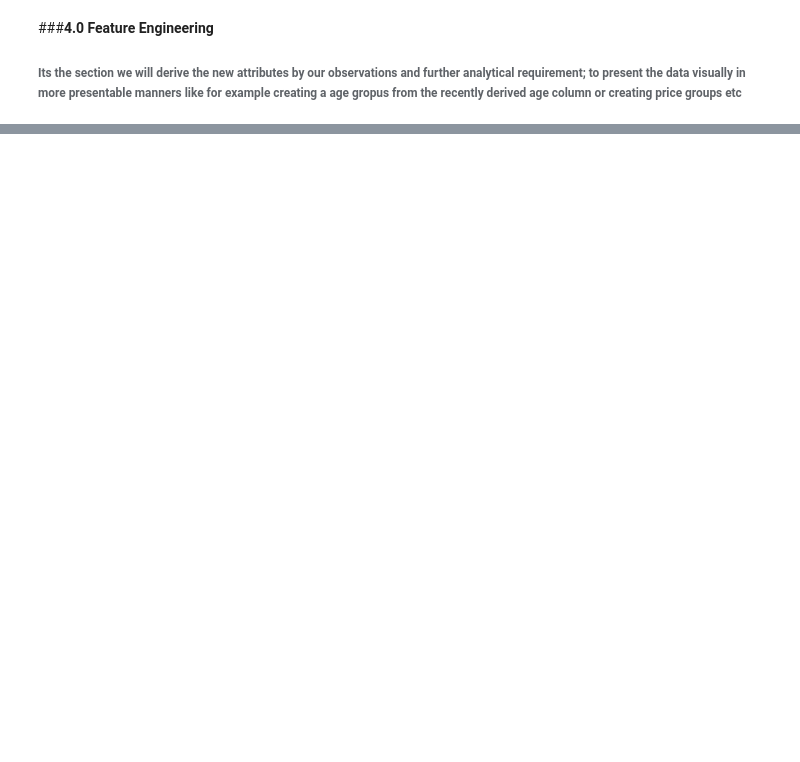
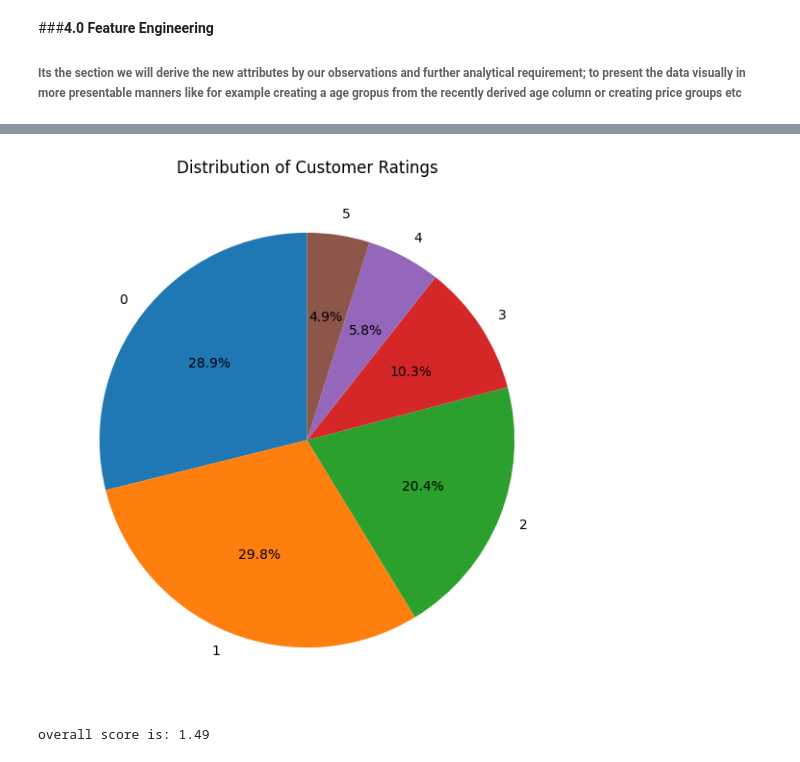
Before and after one commit to c4835/3603990_BD2.ipynb, a Jupyter notebook: 3603990_bd2.ipynb, the cells around one changed output, grey strips where cells are left out. Drawn from its saved outputs; the diff is of its cells as text; code cells hidden in the pictures; blank space fills up the shorter version.

```diff
--- a/3603990_bd2.ipynb
+++ b/3603990_bd2.ipynb
@@ -587,0 +634,21 @@ merged_df.head(2)
+# %%
+# Lets analyse the distribution of review scores in pie chart
+
+rating_counts = merged_df["score"].value_counts().sort_index()    #To count how many times every uniq scoring appear and sort in ascending order
+
+plt.figure(figsize=(7,7))
+
+plt.pie(                    # type of chart(pie)
+    rating_counts,
+    labels=rating_counts.index,
+    autopct="%1.1f%%",    # Display percentage (%) with 1 decimal place
+    startangle=90    # Rotate chart to begin it from top
+)
+
+plt.title("Distribution of Customer Ratings")
+
+plt.show()
+print(f"overall score is: {reviews['score'].mean().round(2)}")
+# %% [output]
+[figure, added]
+overall score is: 1.49
```
Also changed, not shown: parts of 14 cells of this notebook.
